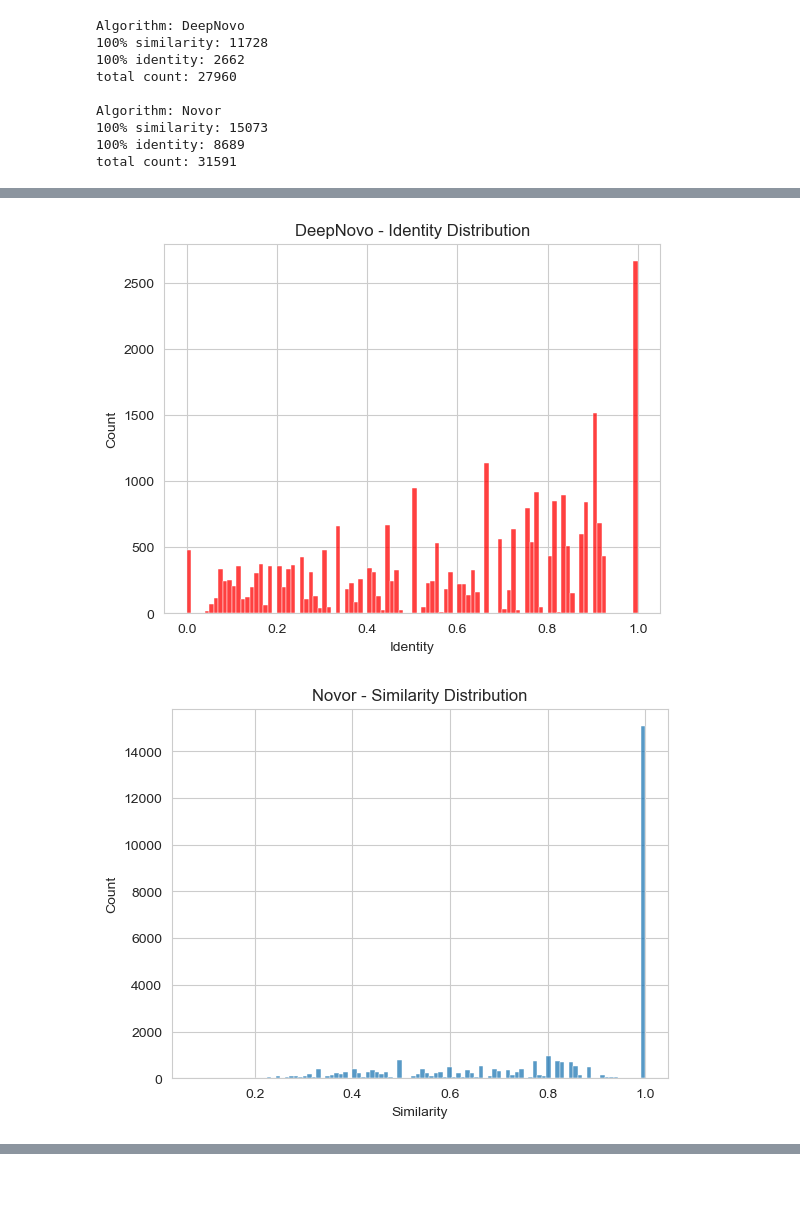
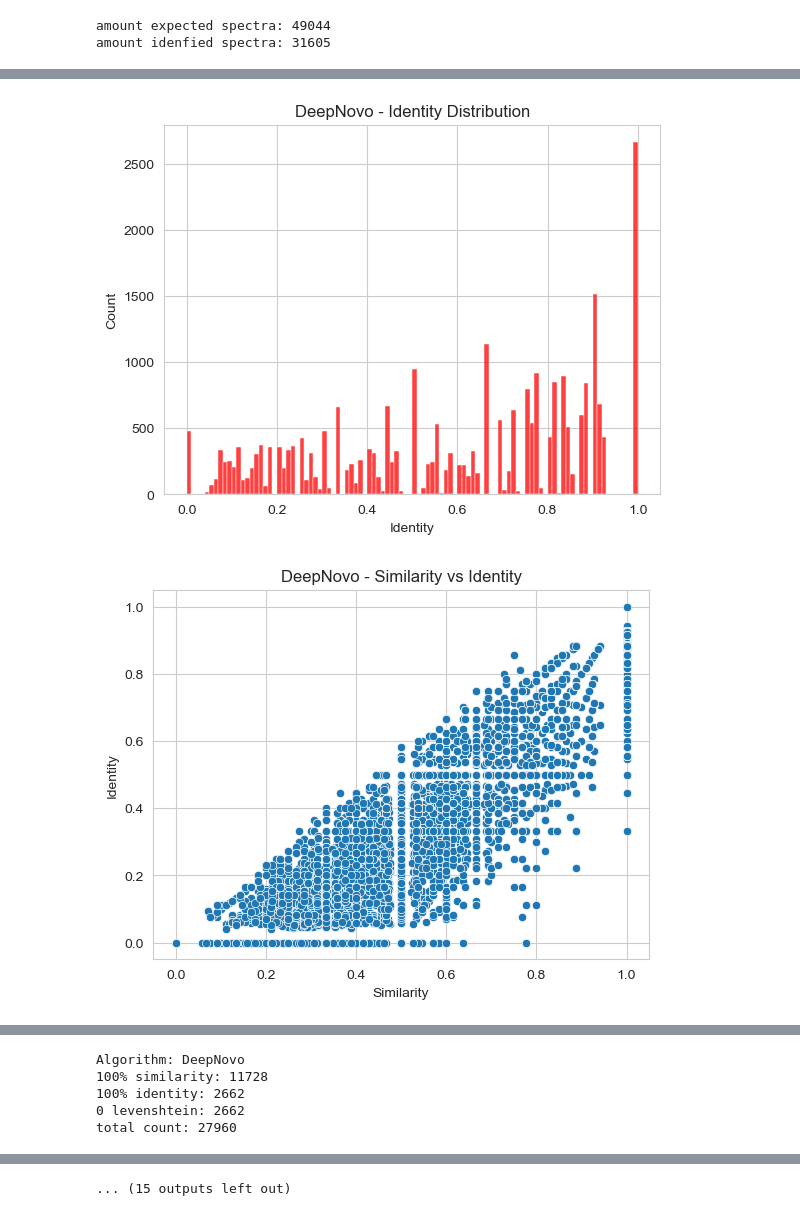
Before and after one commit to LukasStonie/PeptideDeNovoSequencing, a Jupyter notebook: Pipeline/DistributionAnalysis.ipynb, the cells around one changed output, grey strips where cells are left out. Drawn from its saved outputs; the diff is of its cells as text; code cells hidden in the pictures; blank space fills up the shorter version.

Commit message:
implement normalized alignement score, analyse correct tag percentage per spectrum for directag

```diff
--- a/Pipeline/DistributionAnalysis.ipynb
+++ b/Pipeline/DistributionAnalysis.ipynb
@@ -6,34 +6,80 @@ import matplotlib.pyplot as plt
 import warnings
 
 warnings.filterwarnings('ignore')
+# %%
+expected = pd.read_csv(
+        "/Users/lukas/University/Bachelor_Thesis/Project/PeptideDeNovoSequencing/Data/BD7_Thermo_Pool52_HCD/Thermo_SRM_Pool_52_01_01_3xHCD-1h-R2-tryptic/msmsScans.txt",
+        sep='\t')
+count_spectra = expected.shape[0]
+print("amount expected spectra:", count_spectra)
+count_identified = expected.query("Identified == '+'").shape[0]
+print("amount idenfied spectra:",count_identified )
+# %% [output]
+amount expected spectra: 49044
+amount idenfied spectra: 31605
 # %%
-algorithms = ['DeepNovo', 'Novor']
+algorithms = ['DeepNovo', 'Novor', 'DirecTag']
 for alg in algorithms:
     # read dataset
     data = pd.read_csv(f'/Users/lukas/University/Bachelor_Thesis/Project/PeptideDeNovoSequencing/Data/Result/Analysis_{alg}_1.tsv', sep='\t', index_col=0)
+
     # plot similarity distribution
     plt.figure()
     similarity_pt = sns.histplot(data['Similarity'], bins=100)
     similarity_pt.set_title(f'{alg} - Similarity Distribution')
+    plt.show()
+
     # plot identity distribution
     plt.figure()
     identity_plt =sns.histplot(data['Identity'], bins=100, color='red')
     identity_plt.set_title(f'{alg} - Identity Distribution')
+    plt.show()
+
+    # plot similarity vs identity
+    plt.figure()
+    sns.scatterplot(data=data, x='Similarity', y='Identity')
+    plt.title(f'{alg} - Similarity vs Identity')
+    plt.show()
+
+    # plot levenstein distance distribution
+    if 'Levenshtein' in data.columns:
+        plt.figure()
+        sns.histplot(data['Levenshtein'], bins=100, color='green')
+        plt.title(f'{alg} - Levenshtein Distance Distribution')
+        plt.show()
+
+    # plot local alignment score distribution
+    plt.figure()
+    sns.histplot(data['Local Alignment'], bins=100, color='purple')
+    plt.title(f'{alg} - Local Alignment Score Distribution')
+    plt.show()
+
+    # plot global alignment score distribution
+    plt.figure()
+    sns.histplot(data['Global Alignment'], bins=100, color='orange')
+    plt.title(f'{alg} - Global Alignment Score Distribution')
+    plt.show()
+
+    # plot normalized local alignment score distribution
+    plt.figure()
+    sns.histplot(data['Normalized Local Alignment'], bins=100, color='brown')
+    plt.title(f'{alg} - Normalized Local Alignment Score Distribution')
+    plt.show()
+
+    # plot normalized global alignment score distribution
+    plt.figure()
+    sns.histplot(data['Normalized Global Alignment'], bins=100, color='pink')
+    plt.title(f'{alg} - Normalized Global Alignment Score Distribution')
+    plt.show()
+
     # print details
     print(f'Algorithm: {alg}')
     print('100% similarity:', (data.query('Similarity == 1.0').shape[0]))
     print('100% identity:', (data.query('Identity == 1.0').shape[0]))
+    if 'Levenshtein' in data.columns:
+        print('0 levenshtein:', (data.query('Levenshtein == 0').shape[0]))
     print('total count:', data.shape[0], '\n')
 # %% [output]
-Algorithm: DeepNovo
-100% similarity: 11728
-100% identity: 2662
-total count: 27960
-
-Algorithm: Novor
-100% similarity: 15073
-100% identity: 8689
-total count: 31591
 [figure]
 [figure]
-[figure, old version]
+[figure, new version]
@@ -40,0 +91,5 @@ total count: 31591
+Algorithm: DeepNovo
+100% similarity: 11728
+100% identity: 2662
+0 levenshtein: 2662
+total count: 27960
@@ -40,0 +99 @@ total count: 31591
+... (15 outputs left out)
```
Also changed, not shown: parts of 3 cells of this notebook, 10 other files.
